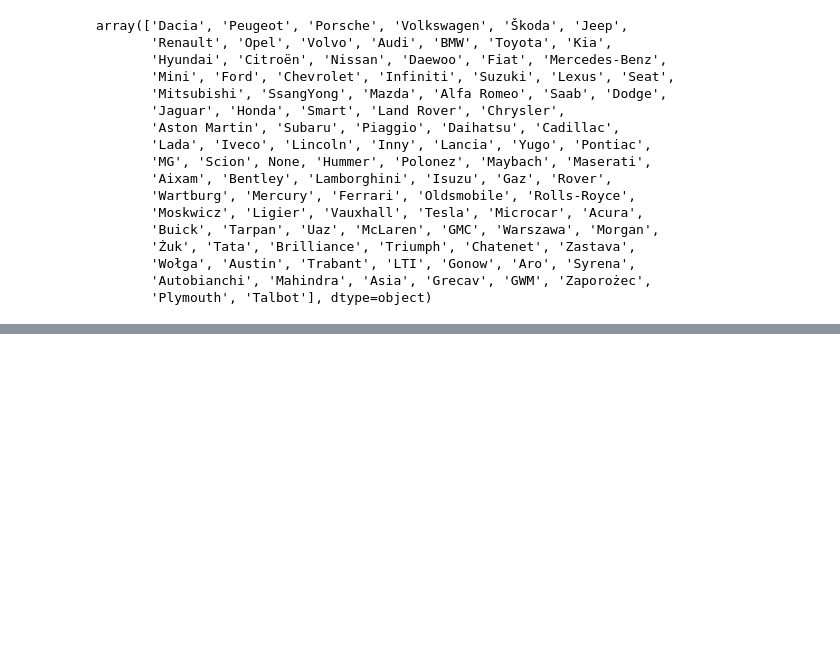
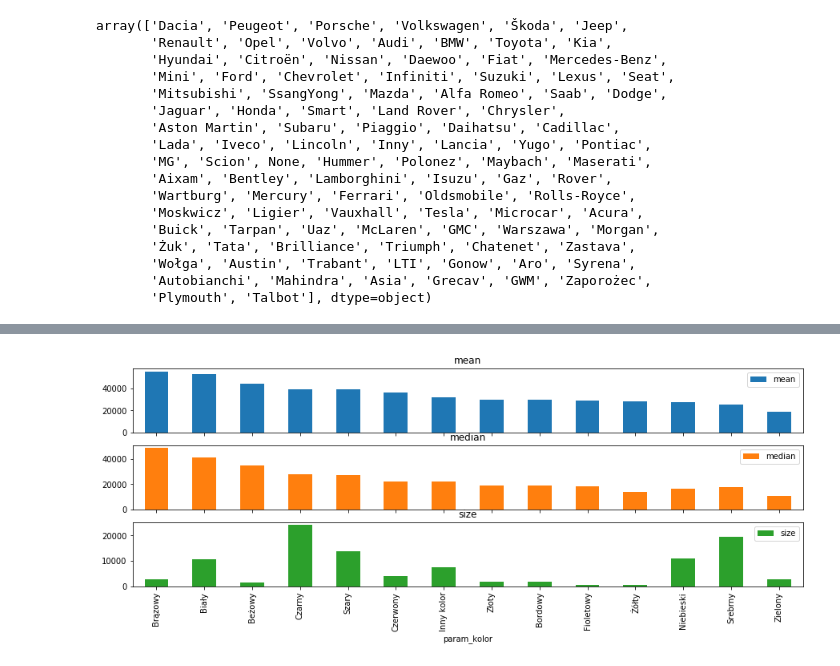
Before and after one commit to bsekiewicz/dw_matrix_car, a Jupyter notebook: day2_visualisation.ipynb, the cells around one changed output, grey strips where cells are left out. Drawn from its saved outputs; the diff is of its cells as text; code cells hidden in the pictures; blank space fills up the shorter version.

```diff
--- a/day2_visualisation.ipynb
+++ b/day2_visualisation.ipynb
@@ -91,0 +106,4 @@ group_and_barplot('param_kraj-pochodzenia', feat_sort='size');
+# %%
+group_and_barplot(df[df['price_value'] < 165000], 'param_kolor');
+# %% [output]
+[figure, added]
```
Also changed, not shown: parts of 21 cells of this notebook, 1 other file.
